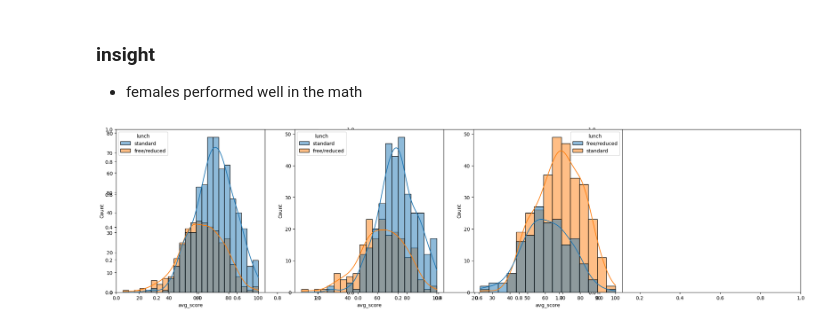
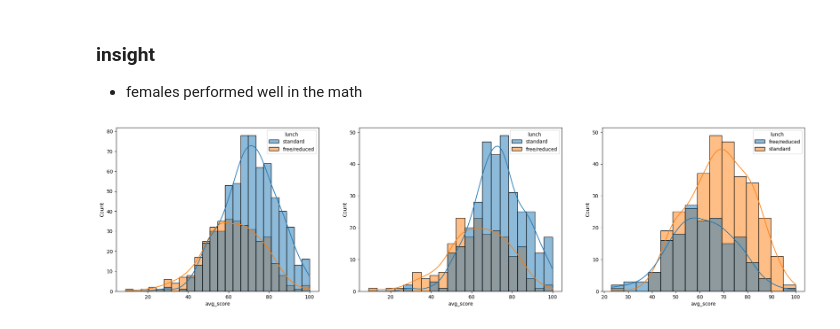
Before and after one commit to darshan12345678910/ml_project, a Jupyter notebook: notebook/1. EDA STUDENT PERFORMANCE.ipynb, the cells around one changed output. Drawn from its saved outputs; the diff is of its cells as text; code cells hidden in the pictures.

```diff
--- a/notebook/1. EDA STUDENT PERFORMANCE.ipynb
+++ b/notebook/1. EDA STUDENT PERFORMANCE.ipynb
@@ -276,12 +274,12 @@ plt.show()
 - females performed well in the math
 # %%
 plt.subplots(1,3,figsize=(25,6))
-plt.subplot(141)
+plt.subplot(131)
 sns.histplot(data=df,x='avg_score',kde=True,hue='lunch')
-plt.subplot(142)
+plt.subplot(132)
 sns.histplot(data=df[df.gender=='female'],x='avg_score',kde=True,hue='lunch')
-plt.subplot(143)
+plt.subplot(133)
 sns.histplot(data=df[df.gender=='male'],x='avg_score',kde=True,hue='lunch')
 plt.show()
 # %% [output]
-[figure, old version]
+[figure, new version]
```
Also changed, not shown: parts of 2 cells of this notebook, 2 other files.
